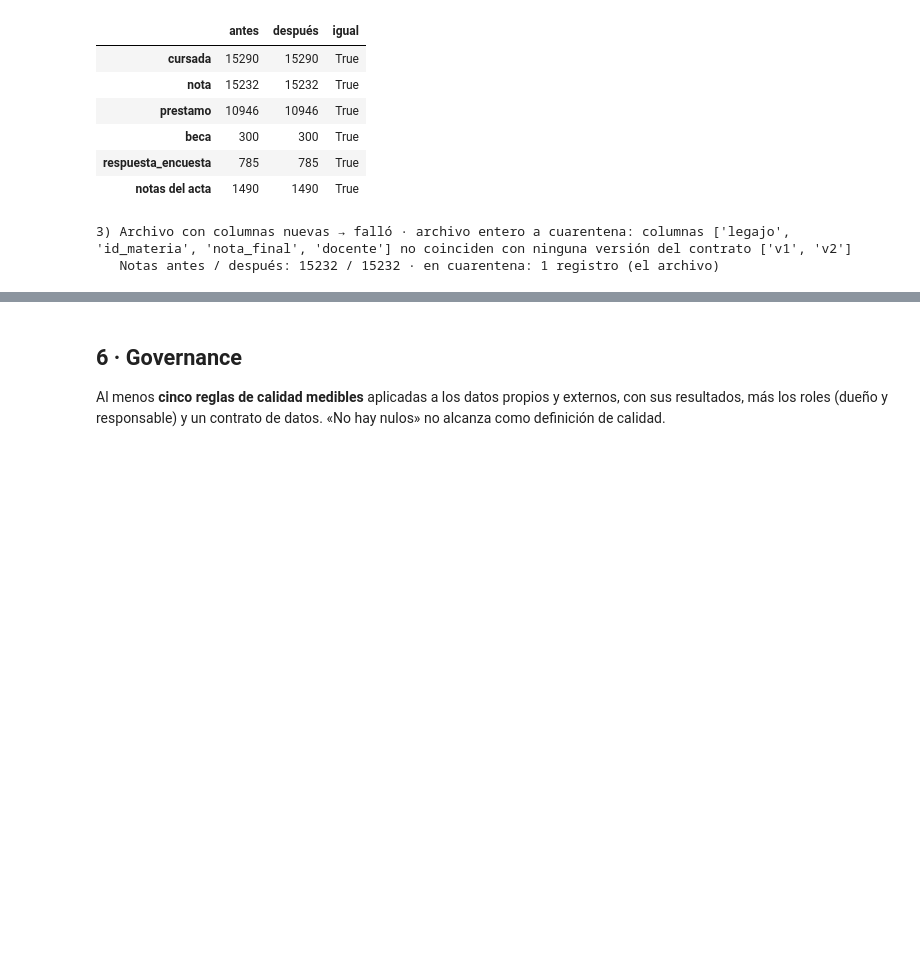
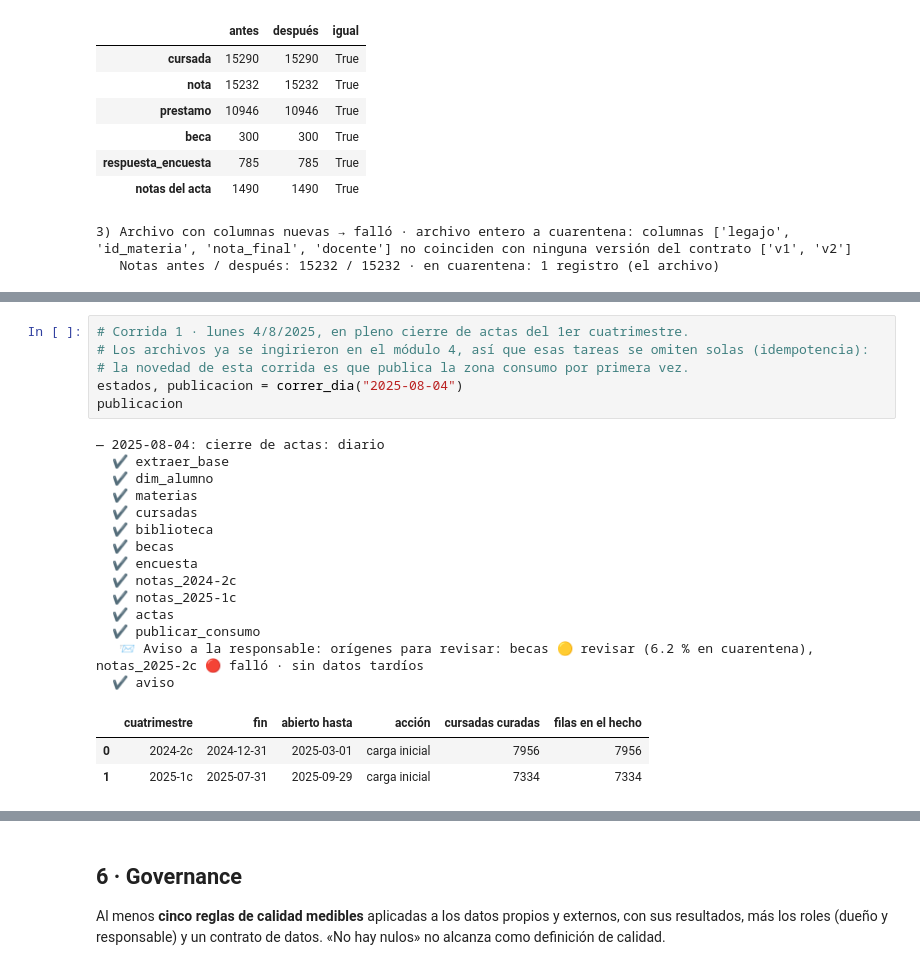
Before and after one commit to raschmatias/dh_arca, a Jupyter notebook: Data Engineer/06_uniandina/trabajo_final_uniandina.ipynb, the cells around one changed output, grey strips where cells are left out. Drawn from its saved outputs; the diff is of its cells as text; blank space fills up the shorter version.

```diff
--- a/Data Engineer/06_uniandina/trabajo_final_uniandina.ipynb
+++ b/Data Engineer/06_uniandina/trabajo_final_uniandina.ipynb
@@ -1627,0 +1936,24 @@ def cargar_dwh(): pass
+# %%
+# Corrida 1 · lunes 4/8/2025, en pleno cierre de actas del 1er cuatrimestre.
+# Los archivos ya se ingirieron en el módulo 4, así que esas tareas se omiten solas (idempotencia):
+# la novedad de esta corrida es que publica la zona consumo por primera vez.
+estados, publicacion = correr_dia("2025-08-04")
+publicacion
+# %% [output]
+— 2025-08-04: cierre de actas: diario
+  ✔ extraer_base
+  ✔ dim_alumno
+  ✔ materias
+  ✔ cursadas
+  ✔ biblioteca
+  ✔ becas
+  ✔ encuesta
+  ✔ notas_2024-2c
+  ✔ notas_2025-1c
+  ✔ actas
+  ✔ publicar_consumo
+   📨 Aviso a la responsable: orígenes para revisar: becas 🟡 revisar (6.2 % en cuarentena), notas_2025-2c 🔴 falló · sin datos tardíos
+  ✔ aviso
+|  | cuatrimestre | fin | abierto hasta | acción | cursadas curadas | filas en el hecho |
+| 0 | 2024-2c | 2024-12-31 | 2025-03-01 | carga inicial | 7956 | 7956 |
+| 1 | 2025-1c | 2025-07-31 | 2025-09-29 | carga inicial | 7334 | 7334 |
```
Also changed, not shown: parts of 16 cells of this notebook, 2 other files.
